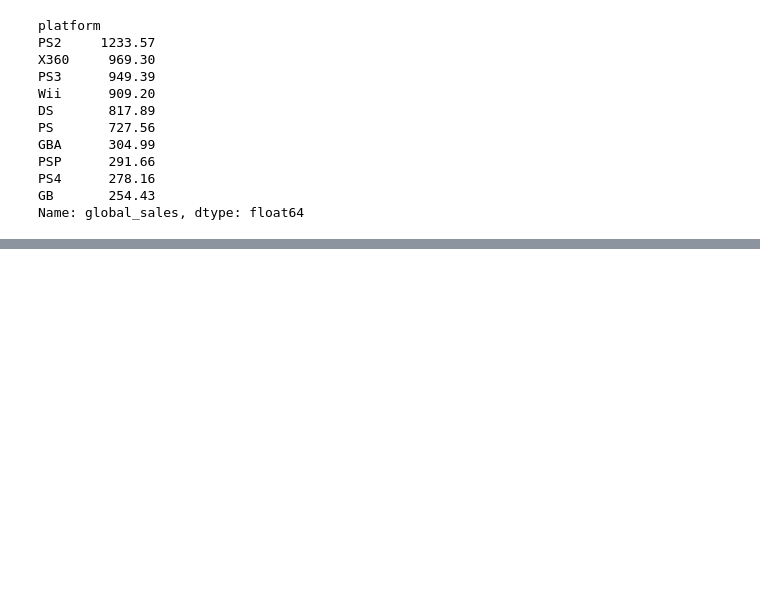
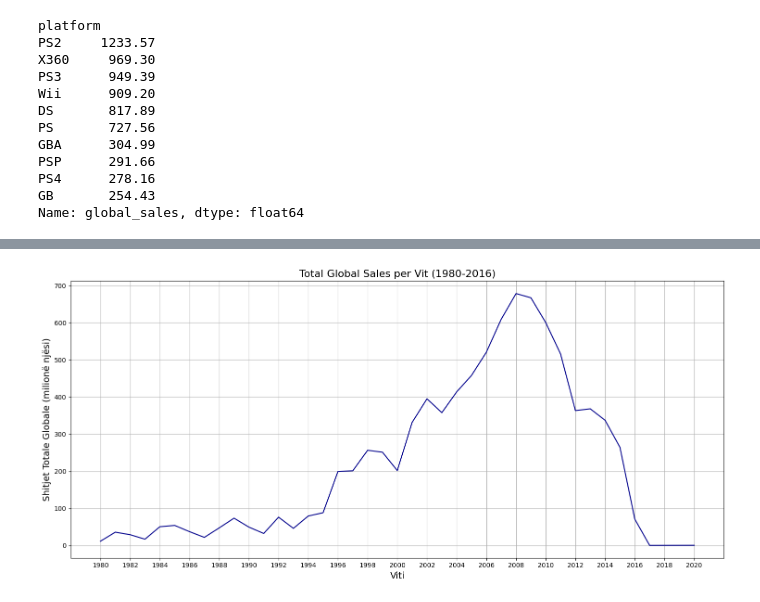
Before and after one commit to VocaDev/DataCleaningExercises, a Jupyter notebook: Video Games Sales/Visualizing.ipynb, the cells around one changed output, grey strips where cells are left out. Cells and saved outputs as stored; diff of their text form; code cells hidden in the pictures; blank space fills up the shorter version.

```diff
--- a/Video Games Sales/Visualizing.ipynb
+++ b/Video Games Sales/Visualizing.ipynb
@@ -122,0 +261,24 @@ yearly_stats_sorted
+# %%
+# 3. Shitjet Totale Globale Vjetore
+
+yearly_sales = df.groupby('year')['global_sales'].sum().reset_index()
+
+plt.figure(figsize=(15,7))
+
+sns.lineplot(data=yearly_sales, x='year', y='global_sales', markers='x', color='darkblue')
+
+plt.title('Total Global Sales per Vit (1980-2016)', fontsize=16)
+plt.xlabel('Viti', fontsize=14)
+plt.ylabel('Shitjet Totale Globale (milionë njësi)', fontsize=14)
+
+#Funksioni range(a, b, c) do të thotë: fillo nga a, shko deri tek b, ec me hap c
+plt.xticks(ticks=range(int(yearly_sales['year'].min()),
+                       int(yearly_sales['year'].max()) + 1,
+                       2))
+
+
+plt.grid(True)
+plt.tight_layout()
+plt.show()
+# %% [output]
+[figure, added]
```
Also changed, not shown: parts of 14 cells of this notebook, 2 other files.
